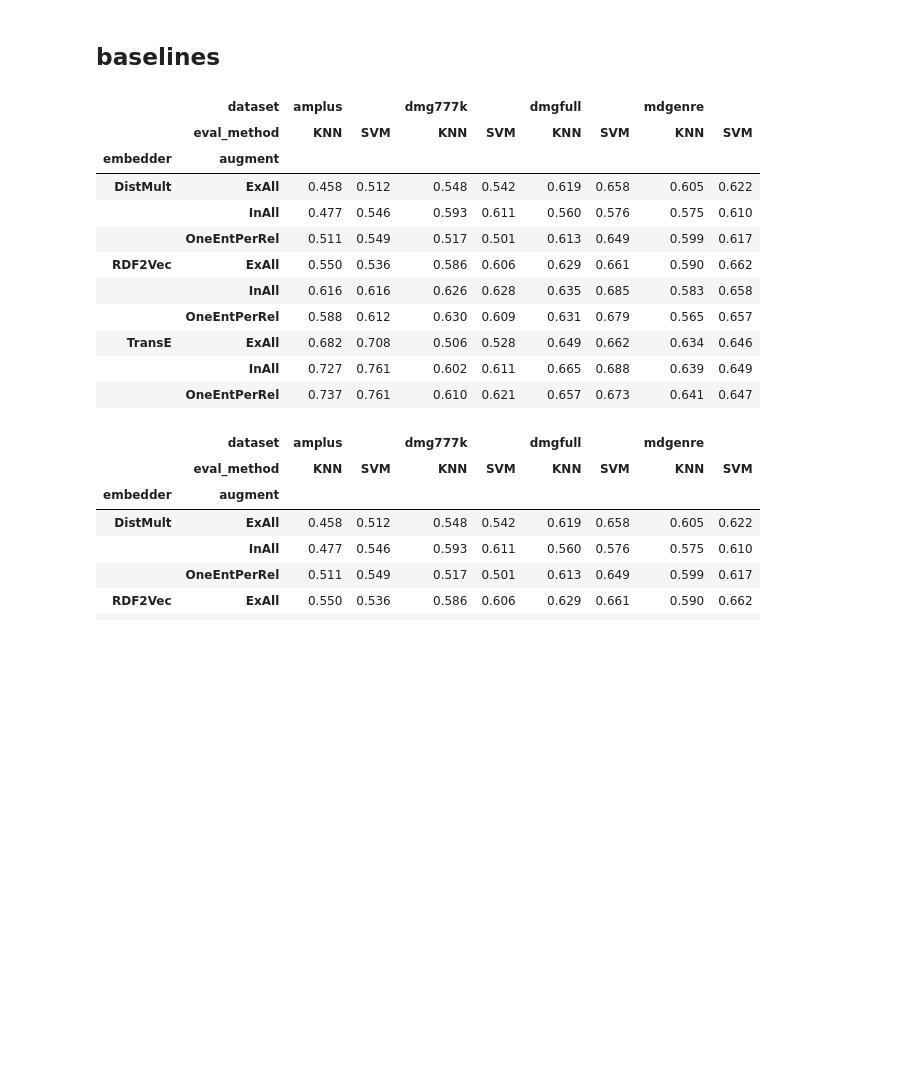
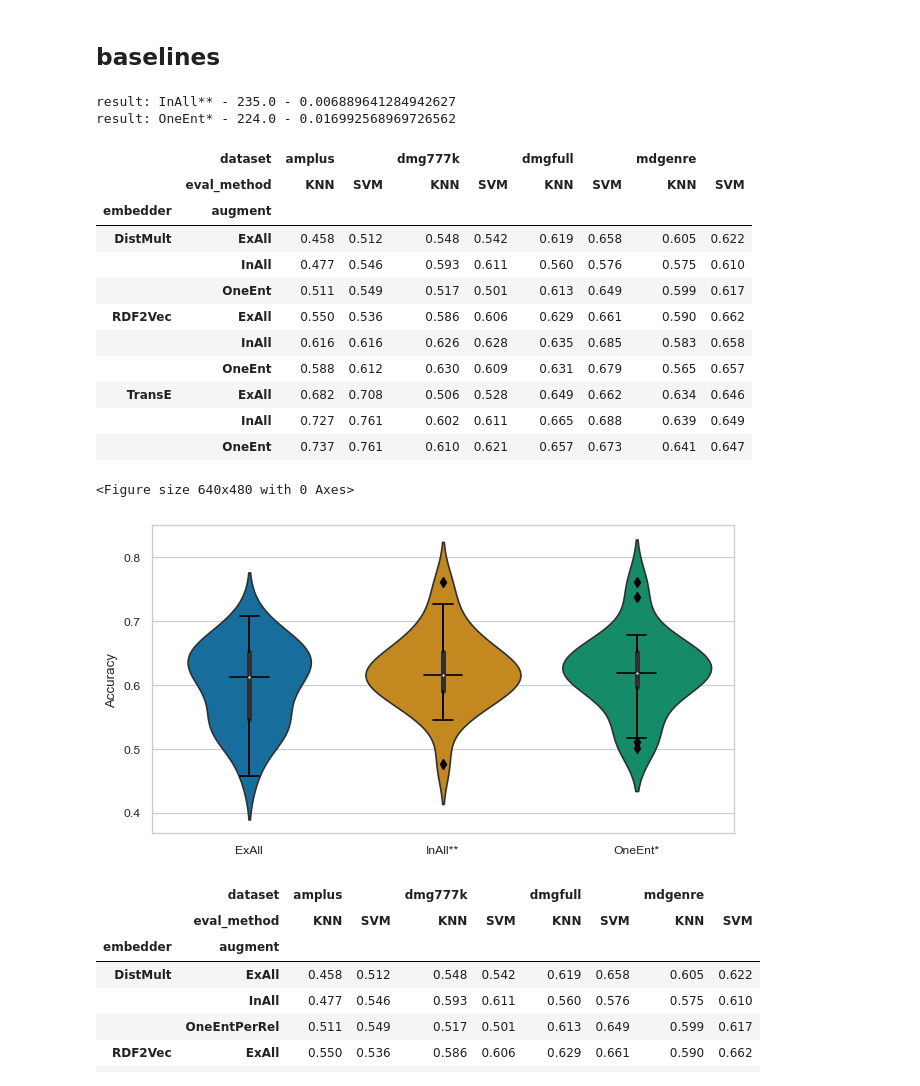
Before and after one commit to ArcNoctris/kg_literal_preprocessing, a Jupyter notebook: notebooks/model_evaluation.ipynb, the cells around one changed output. Cells and saved outputs as stored; diff of their text form; code cells hidden in the pictures; blank space fills up the shorter version.

Commit message:
plots for thesis paper

```diff
--- a/notebooks/model_evaluation.ipynb
+++ b/notebooks/model_evaluation.ipynb
@@ -49,6 +86,7 @@ df = df.reset_index()
 df['dataset']= df['base_name'].str.extract(r'(.*?)\+.*')
 df['eval_method']= df['base_name'].str.extract(r'.*\$([A-Z]+)')
 df['augment'] = df['base_name'].str.extract(r'\+(.*?)\$.*')
+df['augment'] = df['augment'].apply(lambda x: name_map[x])
 #df['augment'] = [', '.join(map(str, l)) for l in df['steps']]
 df['embedder'] = df['base_name'].str.extract(r'\$(.*?)\$')
 
@@ -70,7 +108,7 @@ for k, test_pred in df.iterrows():
         h1cases['test_pred_y'] = test_pred_y
         h1cases['base_table'] = base_table
         h1cases['test_table'] = test_table
-    if test_pred['base_name'] == "amplus+100_lof_bins$TransE$KNN":
+    if test_pred['base_name'] == "amplus+propConst_LOF$TransE$KNN":
         print("here")
         lof_100['true_y'] = true_y
         lof_100['base_pred_y'] = base_pred_y
@@ -169,7 +207,7 @@ def results_as_latex(df, name="baselines", path="../docs/tables/",
     s = s.to_latex(multirow_align="c",
         hrules=True,
         clines="skip-last;index",
-        caption=(f"Accuracy Results for {name} Approaches",f"{[a for a in aug_approaches]}"),
+        caption=(f"Accuracy Results for {name} Approaches"),
         label=f"tab:{name}",
         position="h",
         position_float="centering",
@@ -518,23 +760,29 @@ plt.show()
 # %% [markdown]
 ## baselines
 # %%
-aug_approaches=["ExAll", "InAll", "OneEntPerRel"]
+aug_approaches=["ExAll", "InAll", "OneEnt"]
 results_as_latex(df, aug_approaches=aug_approaches, name="Literal Type Unaware Baseline")
+plot_violin(df,aug_approaches, name="Baseline Results")
 # results_as_latex2(df, aug_approaches=aug_approaches, name="baselines")
 get_pivot_of_df(df)
+get_pivot_of_df(df,aug_approaches=aug_approaches, values='acc')
 # %% [output]
+result: InAll** - 235.0 - 0.006889641284942627
+result: OneEnt* - 224.0 - 0.016992568969726562
 |  | dataset | amplus |  | dmg777k |  | dmgfull |  | mdgenre |  |
 |  | eval_method | KNN | SVM | KNN | SVM | KNN | SVM | KNN | SVM |
 | embedder | augment |  |  |  |  |  |  |  |  |
 | DistMult | ExAll | 0.458 | 0.512 | 0.548 | 0.542 | 0.619 | 0.658 | 0.605 | 0.622 |
 |  | InAll | 0.477 | 0.546 | 0.593 | 0.611 | 0.560 | 0.576 | 0.575 | 0.610 |
-|  | OneEntPerRel | 0.511 | 0.549 | 0.517 | 0.501 | 0.613 | 0.649 | 0.599 | 0.617 |
+|  | OneEnt | 0.511 | 0.549 | 0.517 | 0.501 | 0.613 | 0.649 | 0.599 | 0.617 |
 | RDF2Vec | ExAll | 0.550 | 0.536 | 0.586 | 0.606 | 0.629 | 0.661 | 0.590 | 0.662 |
 |  | InAll | 0.616 | 0.616 | 0.626 | 0.628 | 0.635 | 0.685 | 0.583 | 0.658 |
-|  | OneEntPerRel | 0.588 | 0.612 | 0.630 | 0.609 | 0.631 | 0.679 | 0.565 | 0.657 |
+|  | OneEnt | 0.588 | 0.612 | 0.630 | 0.609 | 0.631 | 0.679 | 0.565 | 0.657 |
 | TransE | ExAll | 0.682 | 0.708 | 0.506 | 0.528 | 0.649 | 0.662 | 0.634 | 0.646 |
 |  | InAll | 0.727 | 0.761 | 0.602 | 0.611 | 0.665 | 0.688 | 0.639 | 0.649 |
-|  | OneEntPerRel | 0.737 | 0.761 | 0.610 | 0.621 | 0.657 | 0.673 | 0.641 | 0.647 |
+|  | OneEnt | 0.737 | 0.761 | 0.610 | 0.621 | 0.657 | 0.673 | 0.641 | 0.647 |
+<Figure size 640x480 with 0 Axes>
+[figure, added]
 # %%
 get_pivot_of_df(df, values="f1_micro")
 # %% [output]
```
Also changed, not shown: parts of 41 cells of this notebook, 6 other files.
